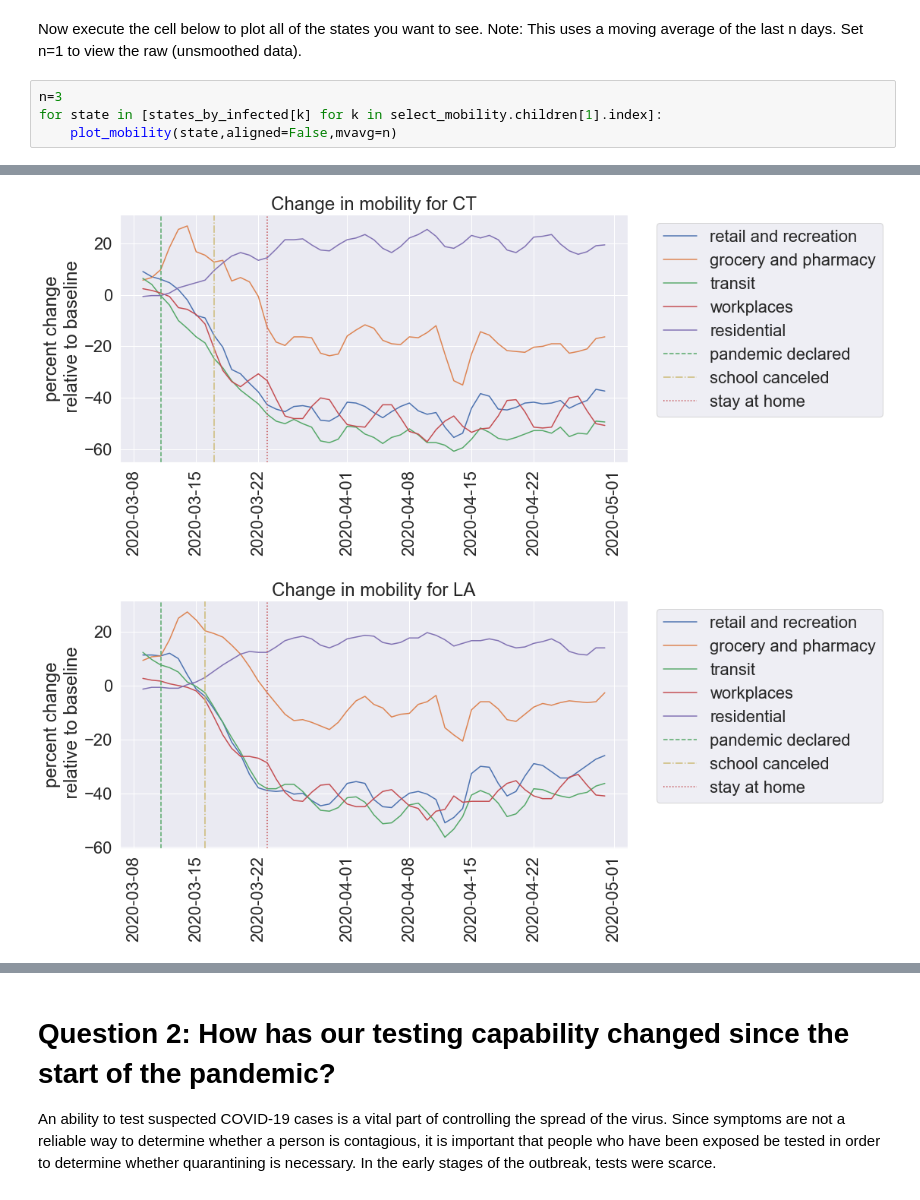
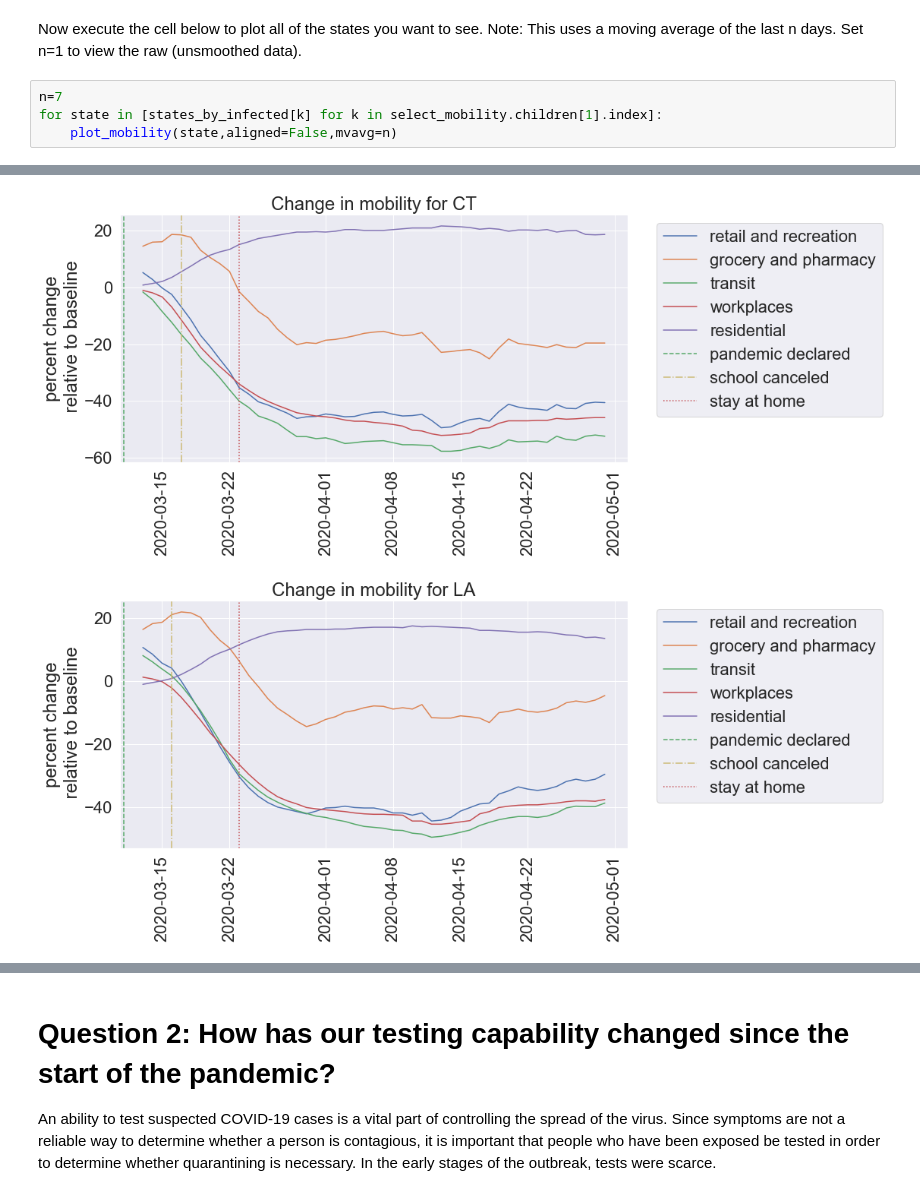
Before and after one commit to mpanaggio/covid_19_tracking, a Jupyter notebook: data_exploration.ipynb, the cells around one changed output, grey strips where cells are left out. Saved outputs shown, nothing was run; the diff lists cells and outputs as text.

```diff
--- a/data_exploration.ipynb
+++ b/data_exploration.ipynb
@@ -36,7 +36,7 @@ HBox(children=(Label(value='Select a state (or multiple states):'), SelectMultip
 # %% [markdown]
 Now execute the cell below to plot all of the states you want to see. Note: This uses a moving average of the last n days.  Set n=1 to view the raw (unsmoothed data).
 # %%
-n=3
+n=7
 for state in [states_by_infected[k] for k in select_mobility.children[1].index]:
     plot_mobility(state,aligned=False,mvavg=n)
 # %% [output]
@@ -52,2 +52,2 @@ for state in [states_by_infected[k] for k in select_mobility.children[1].index]:
-[figure, old version]
+[figure, new version]
-[figure, old version]
+[figure, new version]
```
Also changed, not shown: parts of 1 cell of this notebook.
